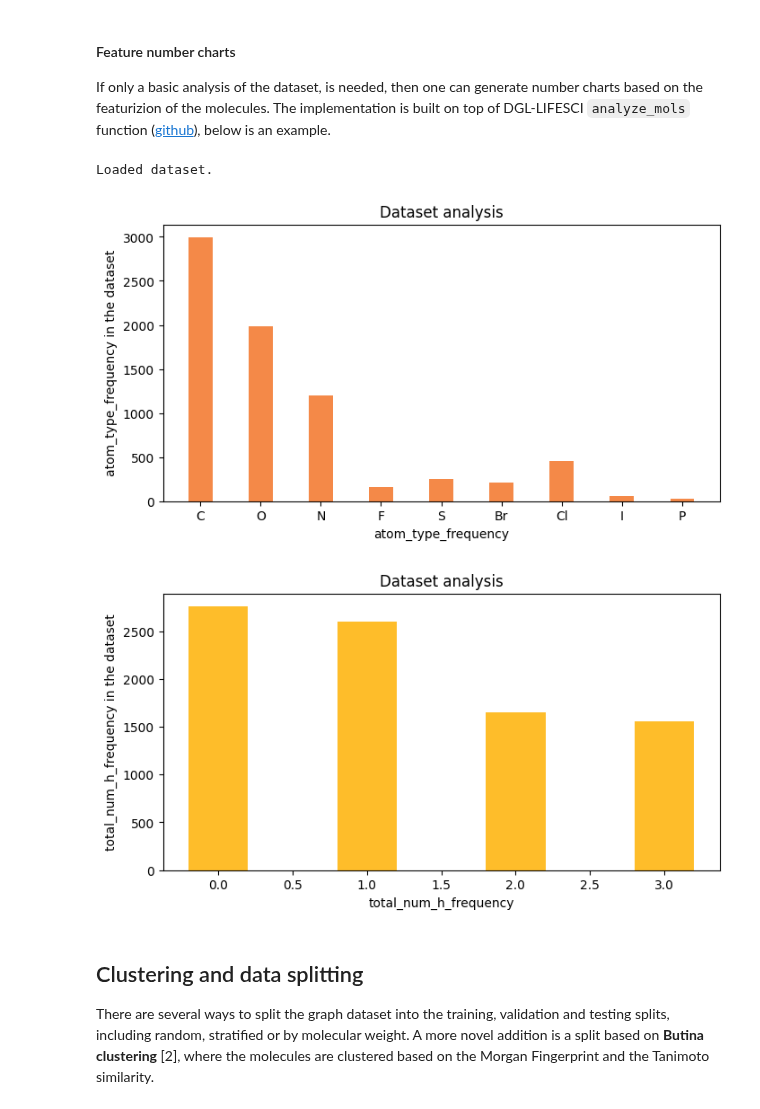
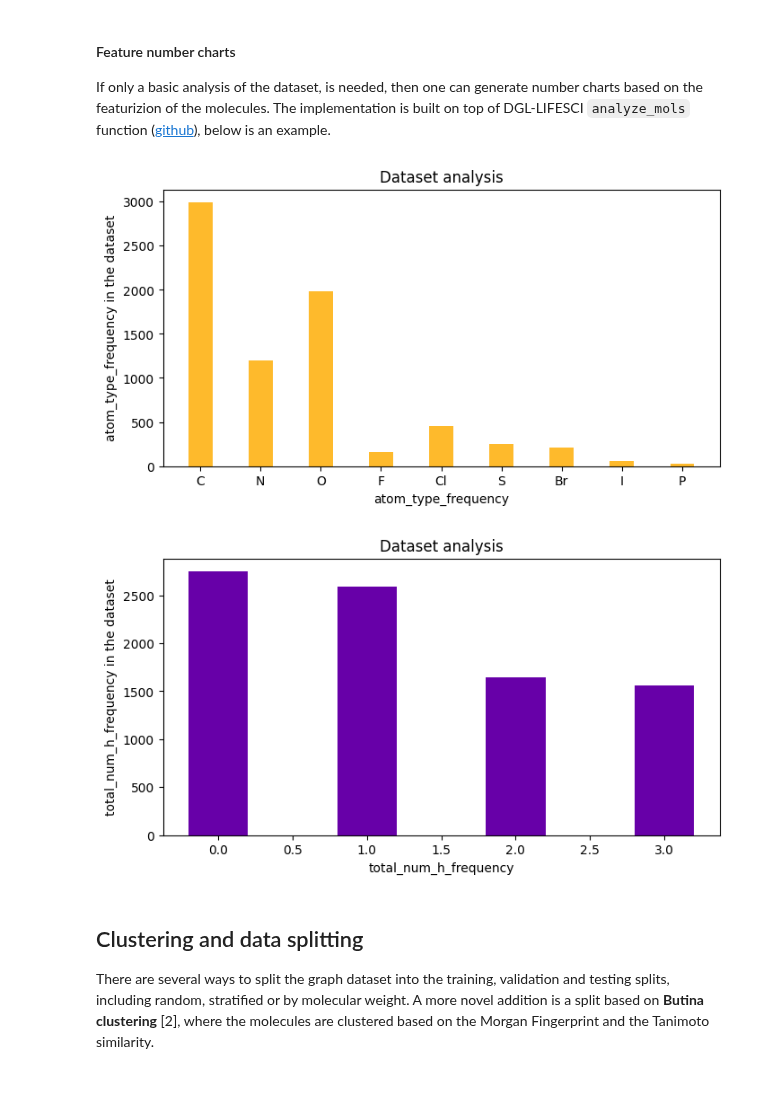
Before and after one commit to aerte/GraPE, a Jupyter notebook: docs/source/Demonstration.ipynb, the cells around one changed output. Cells and saved outputs as stored; diff of their text form; code cells hidden in the pictures.

```diff
--- a/docs/source/Demonstration.ipynb
+++ b/docs/source/Demonstration.ipynb
@@ -13,6 +13,4 @@ Below are some examples of dataset that can, similarly to the torch datasets, do
 # %%
-import numpy as np
-
-from grape.datasets import LogP
-data = LogP(log=True)
+from grape.datasets import BradleyDoublePlus
+data = BradleyDoublePlus(log=True, only_organic=True)
 # %% [output]
@@ -92,6 +79,5 @@ This chart is generated using a simple clustering algorithm that checks the lett
 # %%
 from grape.plots import compound_nums_chart
 
-data = DataSet(file_path='/Users/faerte/Desktop/grape/notebooks/data/processed/BradleyDoublePlus.pickle')
 compound_nums_chart(data.smiles, fig_size=(10,4))
 # %% [output]
@@ -129,15 +129,11 @@ If only a basic analysis of the dataset, is needed, then one can generate number
 # %%
 %matplotlib inline
 
-from grape.utils import DataSet
-data = DataSet(file_path='/Users/faerte/Desktop/grape/notebooks/data/processed/BradleyDoublePlus.pickle')
-
 results, figures = data.analysis(download=True, plots=['atom_type_frequency','total_num_h_frequency'], fig_size=[8,4],
                                  save_plots=True)
 # %% [output]
-Loaded dataset.
-[figure, old version]
+[figure, new version]
-[figure, old version]
+[figure, new version]
 # %% [markdown]
 ## Clustering and data splitting
 There are several ways to split the graph dataset into the training, validation and testing splits, including random, stratified or by molecular weight. A more novel addition is a split based on **Butina clustering** [2], where the molecules are clustered based on the Morgan Fingerprint and the Tanimoto similarity.
```
Also changed, not shown: parts of 28 cells of this notebook, 13 other files.
